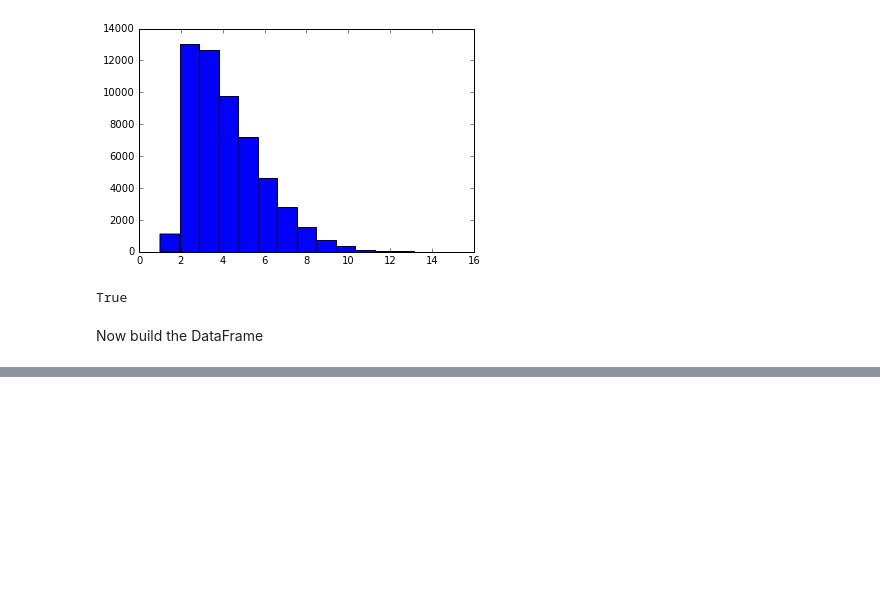
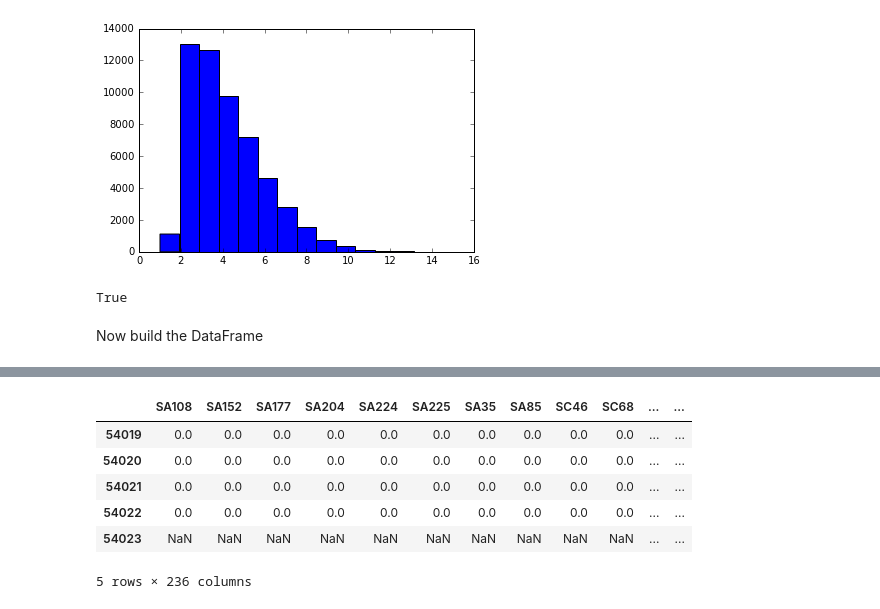
Before and after one commit to katyaputintseva/ubird, a Jupyter notebook: Reshape DF.ipynb, the cells around one changed output, grey strips where cells are left out. Cells and saved outputs as stored; diff of their text form; code cells hidden in the pictures; blank space fills up the shorter version.

```diff
--- a/Reshape DF.ipynb
+++ b/Reshape DF.ipynb
@@ -124,0 +135,5 @@ locations_df = pd.DataFrame(categ_mat, columns=cols)
+# %%
+brightness_df = df.ix[1:]
+# %%
+brightness_df = brightness_df.reset_index()
+brightness_df = brightness_df.drop(['index'], axis=1)
@@ -124,0 +149,14 @@ locations_df = pd.DataFrame(categ_mat, columns=cols)
+# %%
+locations_df = pd.concat((locations_df,brightness_df),axis=1)
+
+locations_df = locations_df.drop(['aaMutations'], axis = 1)
+
+locations_df.tail()
+# %% [output]
+|  | SA108 | SA152 | SA177 | SA204 | SA224 | SA225 | SA35 | SA85 | SC46 | SC68 | ... | ... |
+| 54019 | 0.0 | 0.0 | 0.0 | 0.0 | 0.0 | 0.0 | 0.0 | 0.0 | 0.0 | 0.0 | ... | ... |
+| 54020 | 0.0 | 0.0 | 0.0 | 0.0 | 0.0 | 0.0 | 0.0 | 0.0 | 0.0 | 0.0 | ... | ... |
+| 54021 | 0.0 | 0.0 | 0.0 | 0.0 | 0.0 | 0.0 | 0.0 | 0.0 | 0.0 | 0.0 | ... | ... |
+| 54022 | 0.0 | 0.0 | 0.0 | 0.0 | 0.0 | 0.0 | 0.0 | 0.0 | 0.0 | 0.0 | ... | ... |
+| 54023 | NaN | NaN | NaN | NaN | NaN | NaN | NaN | NaN | NaN | NaN | ... | ... |
+5 rows × 236 columns
```
Also changed, not shown: parts of 3 cells of this notebook.
